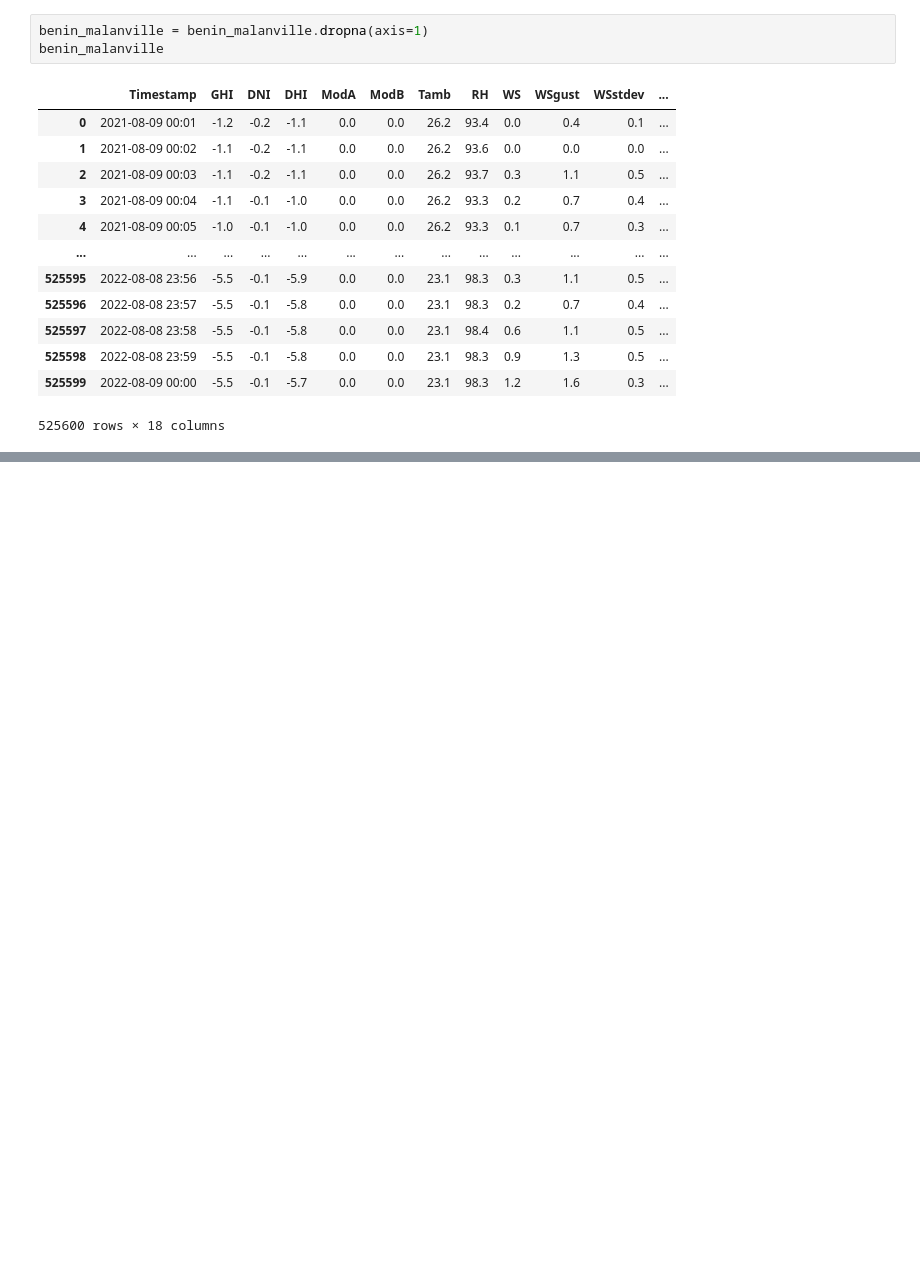
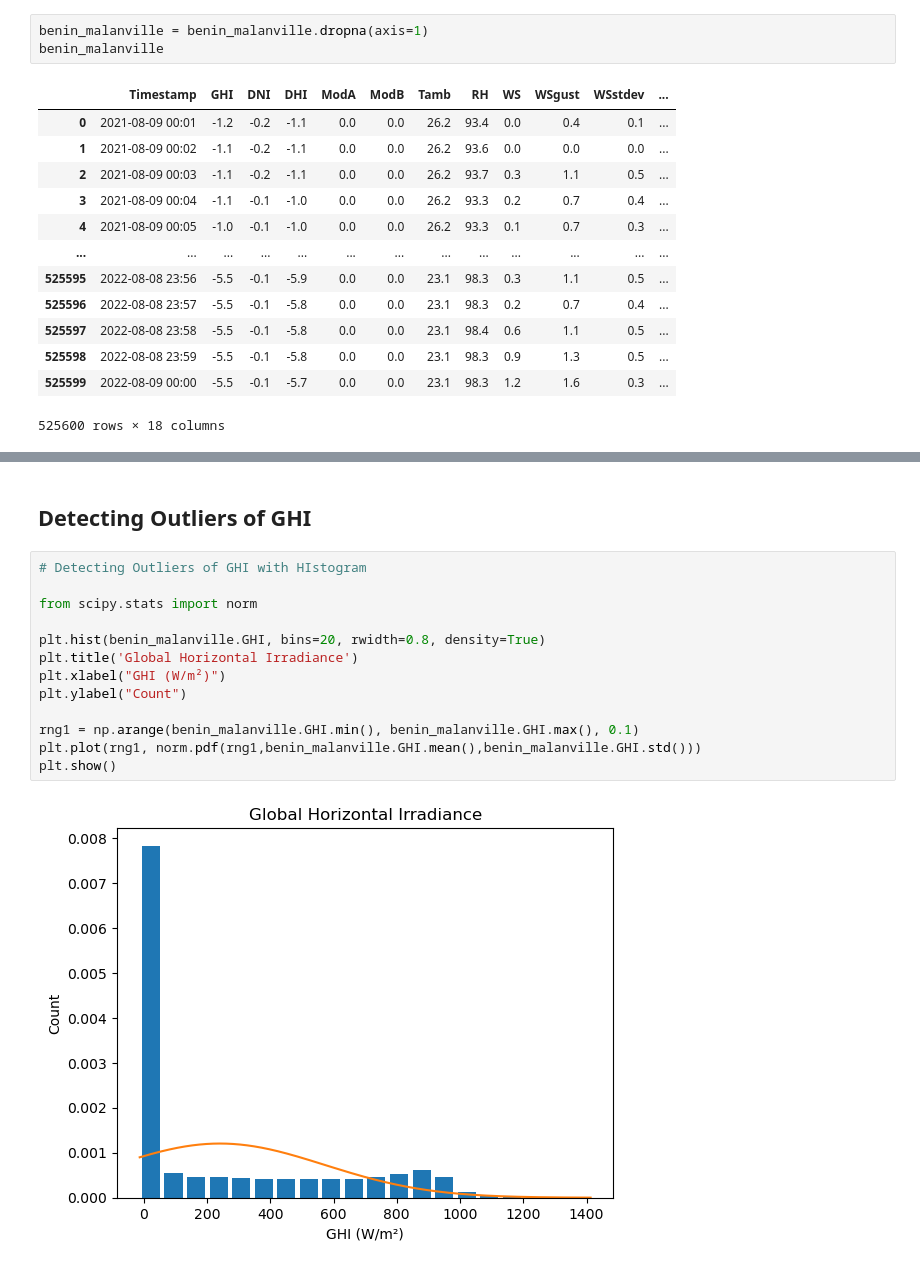
Before and after one commit to Ephrem0001/Solar-Radiation-Measurement-Data-Analysis, a Jupyter notebook: notebooks/benin-malanville.ipynb, the cells around one changed output, grey strips where cells are left out. Cells and saved outputs as stored; diff of their text form; blank space fills up the shorter version.

```diff
--- a/notebooks/benin-malanville.ipynb
+++ b/notebooks/benin-malanville.ipynb
@@ -146,0 +125,17 @@ plt.show()
+# %% [markdown]
+## Detecting Outliers of GHI
+# %%
+# Detecting Outliers of GHI with HIstogram
+
+from scipy.stats import norm
+
+plt.hist(benin_malanville.GHI, bins=20, rwidth=0.8, density=True)
+plt.title('Global Horizontal Irradiance')
+plt.xlabel("GHI (W/m²)")
+plt.ylabel("Count")
+
+rng1 = np.arange(benin_malanville.GHI.min(), benin_malanville.GHI.max(), 0.1)
+plt.plot(rng1, norm.pdf(rng1,benin_malanville.GHI.mean(),benin_malanville.GHI.std()))
+plt.show()
+# %% [output]
+[figure, added]
```
Also changed, not shown: parts of 43 cells of this notebook.
